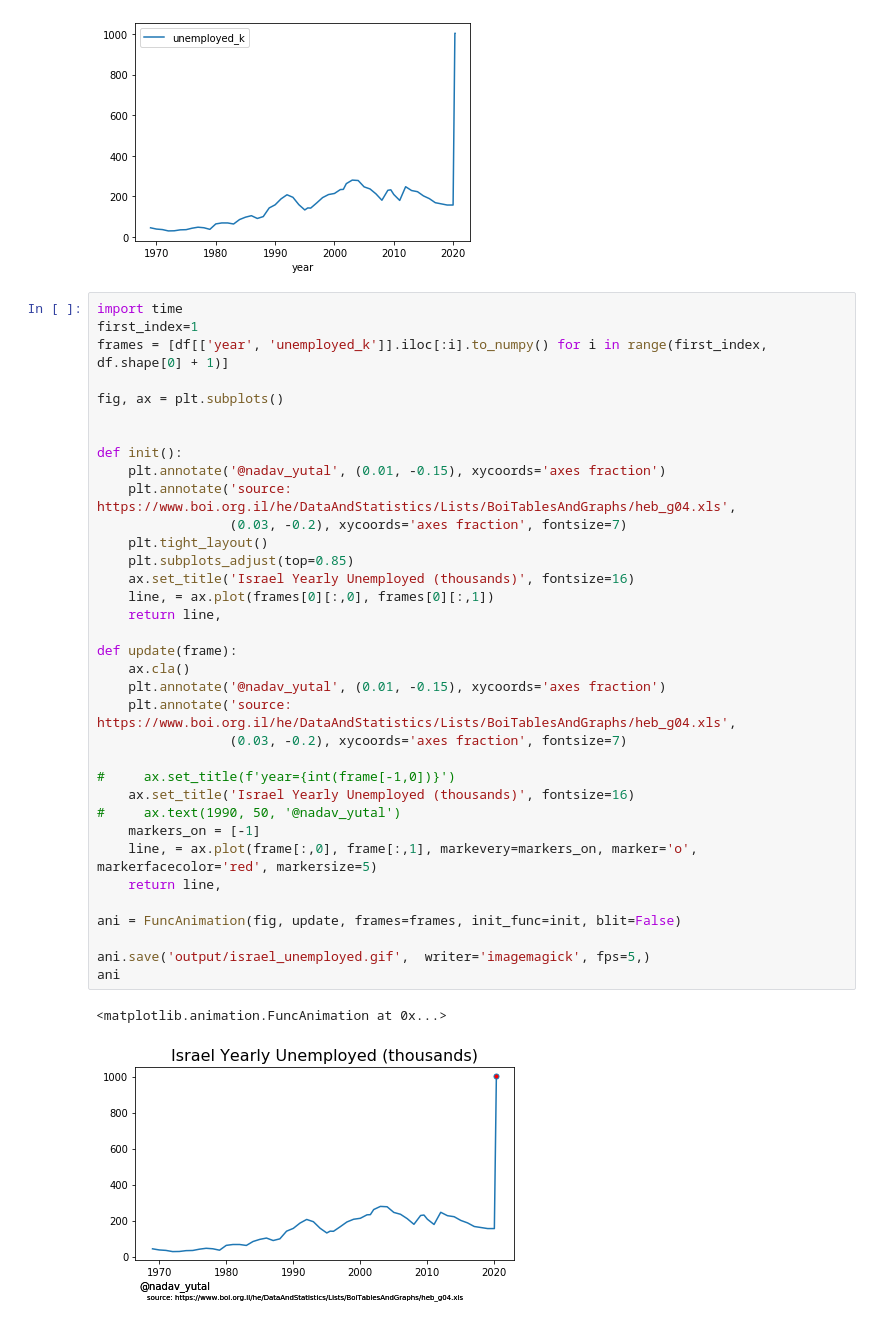
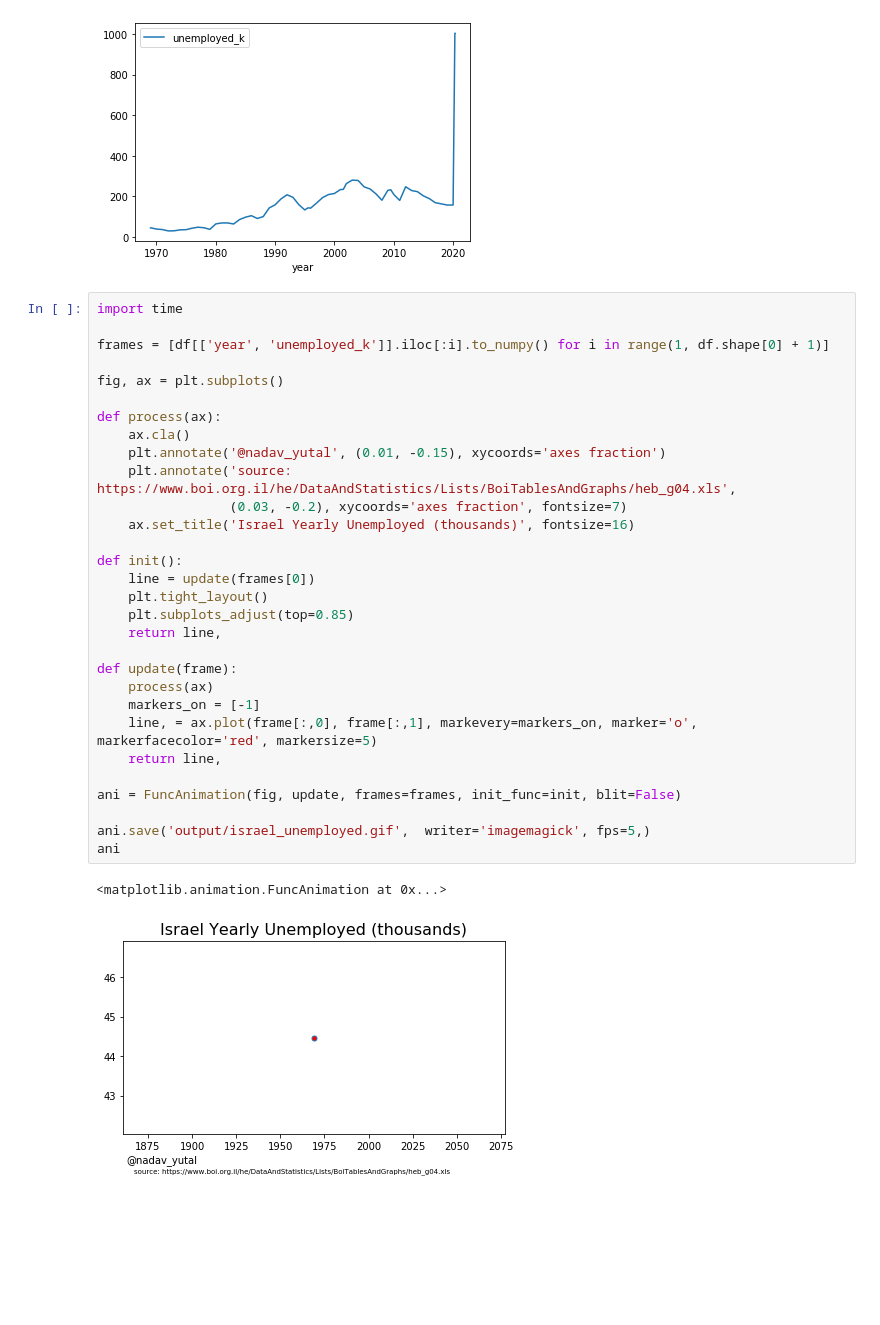
Before and after one commit to nyutal/covid19_israel_unemployed, a Jupyter notebook: corona_unemployed.ipynb, the cells around one changed output. Drawn from its saved outputs; the diff is of its cells as text; blank space fills up the shorter version.

```diff
--- a/corona_unemployed.ipynb
+++ b/corona_unemployed.ipynb
@@ -66,39 +66,34 @@ df.plot(x='year', y='unemployed_k')
 [figure]
 # %%
 import time
-first_index=1
-frames = [df[['year', 'unemployed_k']].iloc[:i].to_numpy() for i in range(first_index, df.shape[0] + 1)]
+
+frames = [df[['year', 'unemployed_k']].iloc[:i].to_numpy() for i in range(1, df.shape[0] + 1)]
 
 fig, ax = plt.subplots()
 
-
-def init():
-    plt.annotate('@nadav_yutal', (0.01, -0.15), xycoords='axes fraction')
-    plt.annotate('source: https://www.boi.org.il/he/DataAndStatistics/Lists/BoiTablesAndGraphs/heb_g04.xls',
-                 (0.03, -0.2), xycoords='axes fraction', fontsize=7)
-    plt.tight_layout()
-    plt.subplots_adjust(top=0.85)
-    ax.set_title('Israel Yearly Unemployed (thousands)', fontsize=16)
-    line, = ax.plot(frames[0][:,0], frames[0][:,1])
-    return line,
-
-def update(frame):
+def process(ax):
     ax.cla()
     plt.annotate('@nadav_yutal', (0.01, -0.15), xycoords='axes fraction')
     plt.annotate('source: https://www.boi.org.il/he/DataAndStatistics/Lists/BoiTablesAndGraphs/heb_g04.xls',
                  (0.03, -0.2), xycoords='axes fraction', fontsize=7)
+    ax.set_title('Israel Yearly Unemployed (thousands)', fontsize=16)
 
-#     ax.set_title(f'year={int(frame[-1,0])}')
-    ax.set_title('Israel Yearly Unemployed (thousands)', fontsize=16)
-#     ax.text(1990, 50, '@nadav_yutal')
+def init():
+    line = update(frames[0])
+    plt.tight_layout()
+    plt.subplots_adjust(top=0.85)
+    return line,
+
+def update(frame):
+    process(ax)
     markers_on = [-1]
     line, = ax.plot(frame[:,0], frame[:,1], markevery=markers_on, marker='o', markerfacecolor='red', markersize=5)
     return line,
 
 ani = FuncAnimation(fig, update, frames=frames, init_func=init, blit=False)
 
 ani.save('output/israel_unemployed.gif',  writer='imagemagick', fps=5,)
 ani
 # %% [output]
 <matplotlib.animation.FuncAnimation at 0x...>
-[figure, old version]
+[figure, new version]
```
Also changed, not shown: 1 other file.
